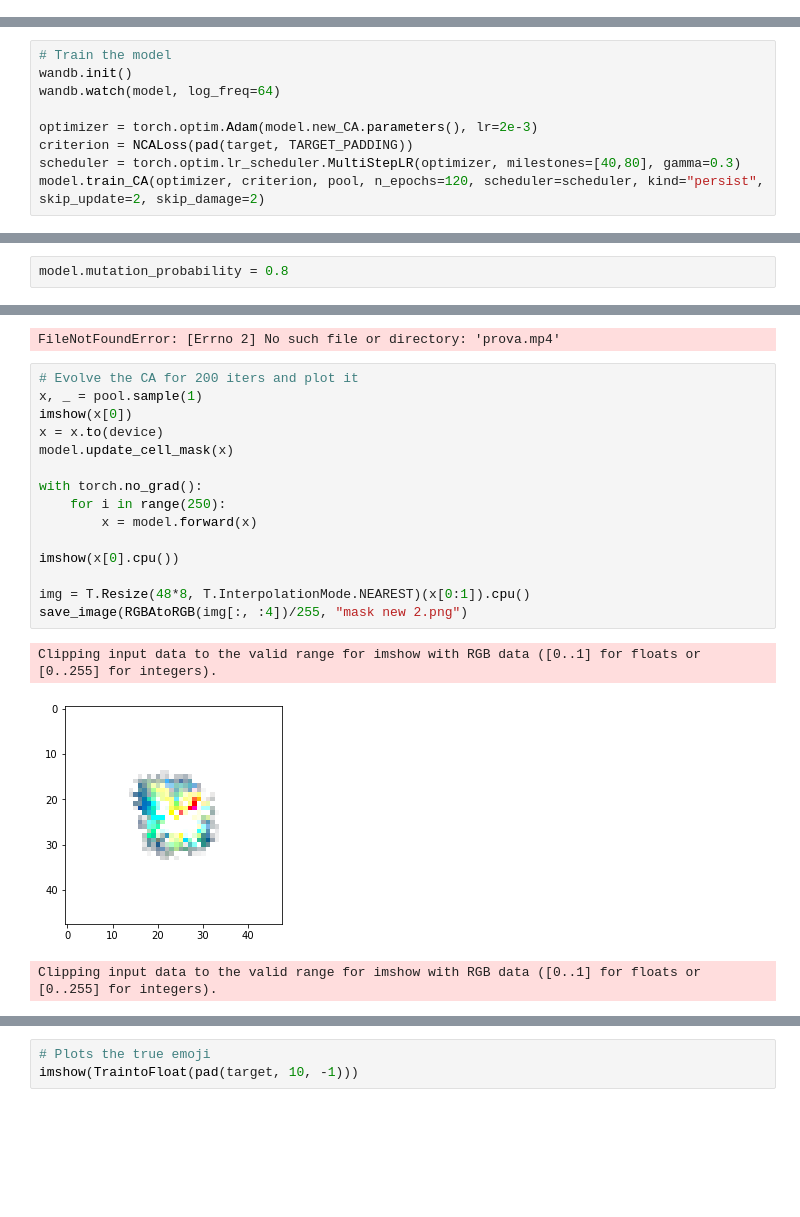
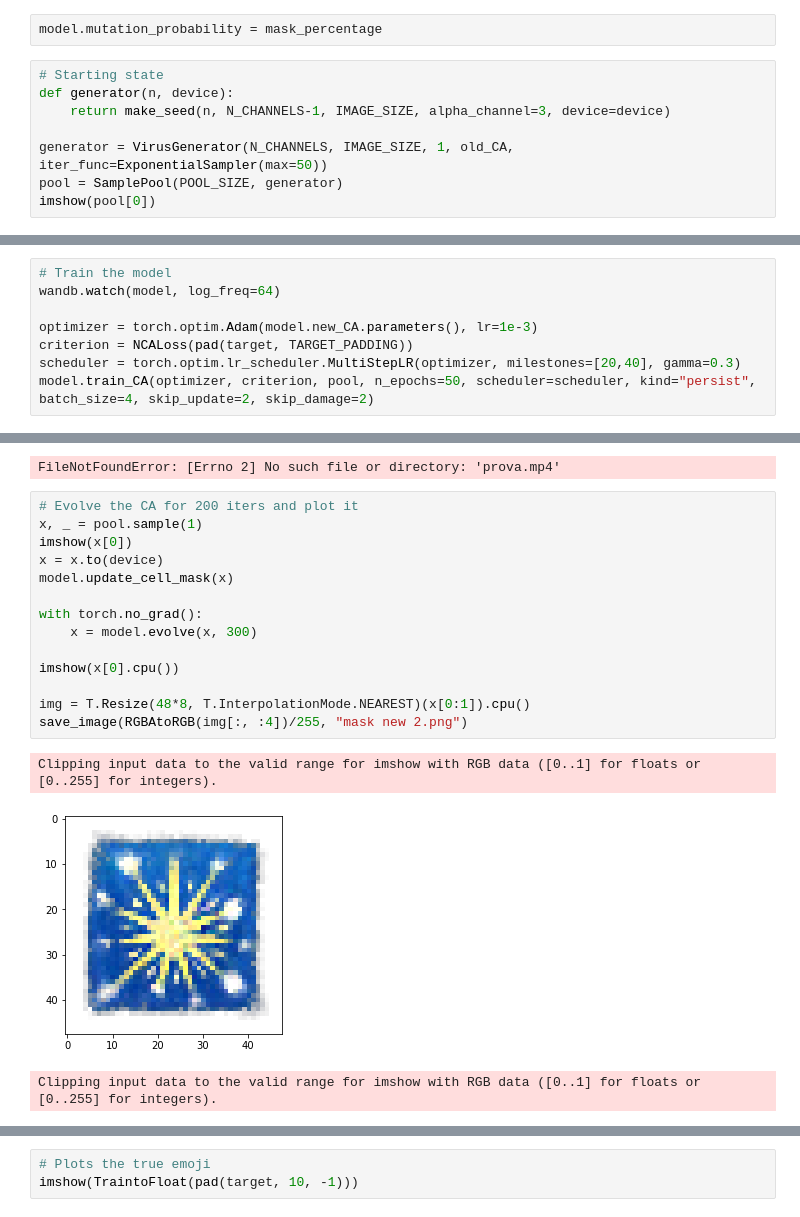
Before and after one commit to LetteraUnica/neural_cellular_automata, a Jupyter notebook: pytorch_ca/virus_CA.ipynb, the cells around one changed output, grey strips where cells are left out. Drawn from its saved outputs; the diff is of its cells as text; blank space fills up the shorter version.

Commit message:
Trained mask up till 65%

```diff
--- a/pytorch_ca/virus_CA.ipynb
+++ b/pytorch_ca/virus_CA.ipynb
@@ -64,0 +112,10 @@ Successfully loaded model!
+# %%
+model.mutation_probability = mask_percentage
+# %%
+# Starting state
+def generator(n, device):
+    return make_seed(n, N_CHANNELS-1, IMAGE_SIZE, alpha_channel=3, device=device)
+
+generator = VirusGenerator(N_CHANNELS, IMAGE_SIZE, 1, old_CA, iter_func=ExponentialSampler(max=50))
+pool = SamplePool(POOL_SIZE, generator)
+imshow(pool[0])
@@ -65,10 +126,9 @@ Successfully loaded model!
 # %%
 # Train the model
-wandb.init()
 wandb.watch(model, log_freq=64)
 
-optimizer = torch.optim.Adam(model.new_CA.parameters(), lr=2e-3)
+optimizer = torch.optim.Adam(model.new_CA.parameters(), lr=1e-3)
 criterion = NCALoss(pad(target, TARGET_PADDING))
-scheduler = torch.optim.lr_scheduler.MultiStepLR(optimizer, milestones=[40,80], gamma=0.3)
-model.train_CA(optimizer, criterion, pool, n_epochs=120, scheduler=scheduler, kind="persist", skip_update=2, skip_damage=2)
+scheduler = torch.optim.lr_scheduler.MultiStepLR(optimizer, milestones=[20,40], gamma=0.3)
+model.train_CA(optimizer, criterion, pool, n_epochs=50, scheduler=scheduler, kind="persist", batch_size=4, skip_update=2, skip_damage=2)
 # %% [output]
@@ -77,2 +142,0 @@ KeyboardInterrupt:
-# %%
-model.mutation_probability = 0.8
@@ -127,19 +201,18 @@ FileNotFoundError: [Errno 2] No such file or directory: 'prova.mp4'
 # %%
 # Evolve the CA for 200 iters and plot it
 x, _ = pool.sample(1)
 imshow(x[0])
 x = x.to(device)
 model.update_cell_mask(x)
 
 with torch.no_grad():
-    for i in range(250):
-        x = model.forward(x)
+    x = model.evolve(x, 300)
 
 imshow(x[0].cpu())
 
 img = T.Resize(48*8, T.InterpolationMode.NEAREST)(x[0:1]).cpu()
 save_image(RGBAtoRGB(img[:, :4])/255, "mask new 2.png")
 # %% [output]
 Clipping input data to the valid range for imshow with RGB data ([0..1] for floats or [0..255] for integers).
-[figure, old version]
+[figure, new version]
 Clipping input data to the valid range for imshow with RGB data ([0..1] for floats or [0..255] for integers).
```
Also changed, not shown: parts of 11 cells of this notebook, 26 other files.
